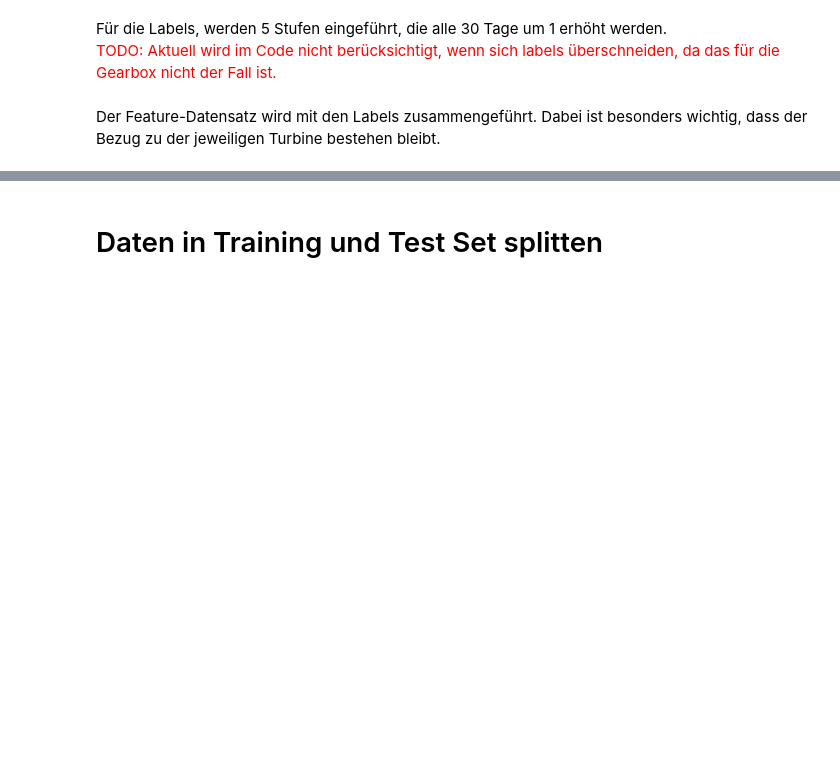
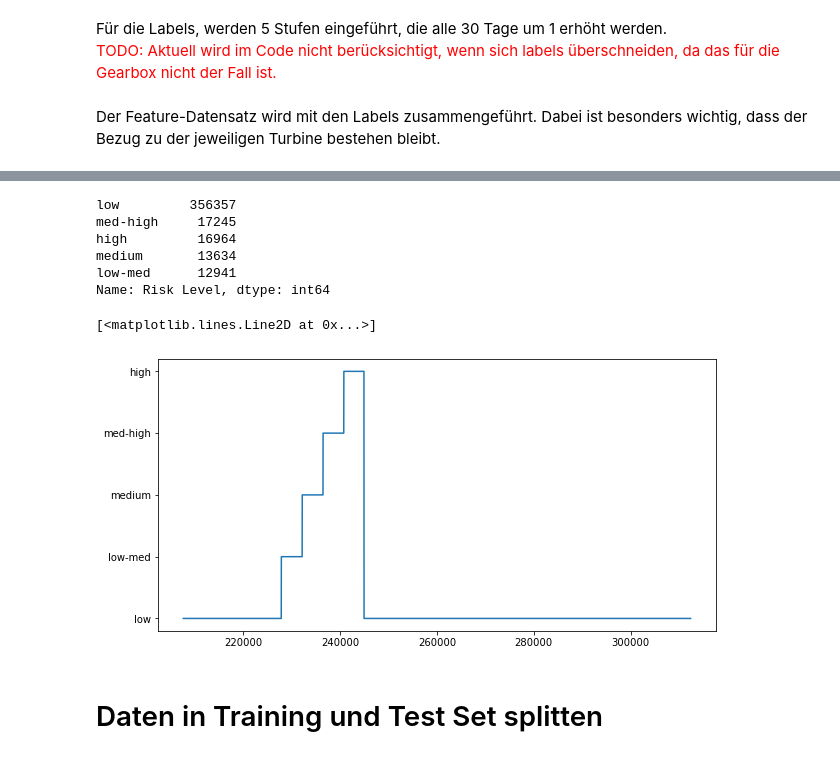
Before and after one commit to Bizis-Thowl/XAI_wind_turbines, a Jupyter notebook: Initial Data Preparation multiclass.ipynb, the cells around one changed output, grey strips where cells are left out. Drawn from its saved outputs; the diff is of its cells as text; code cells hidden in the pictures; blank space fills up the shorter version.

```diff
--- a/Initial Data Preparation multiclass.ipynb
+++ b/Initial Data Preparation multiclass.ipynb
@@ -186,7 +323,7 @@ def create_failure_list(classes: list[str], days_per_class: int, target_name: st
     return failure_df
 # %%
 class_target_name = "Risk Level"
-risk_levels = ["low", "low-med", "medium", "med-high", "high"]
+risk_levels = ["low", "high", "med-high", "medium", "low-med"]
 days_per_class = 30
 
 failure_df = create_failure_list(classes=risk_levels, days_per_class=days_per_class, target_name=class_target_name)
@@ -201,7 +352,19 @@ labeled_df.describe(include="all")
 # %%
 labeled_df[class_target_name].value_counts()
+# %% [output]
+low         356357
+med-high     17245
+high         16964
+medium       13634
+low-med      12941
+Name: Risk Level, dtype: int64
 # %%
 plt.rcParams["figure.figsize"] = (10,5)
+# %%
+plt.plot(labeled_df[labeled_df["Turbine_ID"]=="T11"][class_target_name])
+# %% [output]
+[<matplotlib.lines.Line2D at 0x...>]
+[figure, added]
 # %% [markdown]
 # Daten in Training und Test Set splitten
 # %%
```
Also changed, not shown: parts of 16 cells of this notebook, 7 other files.
